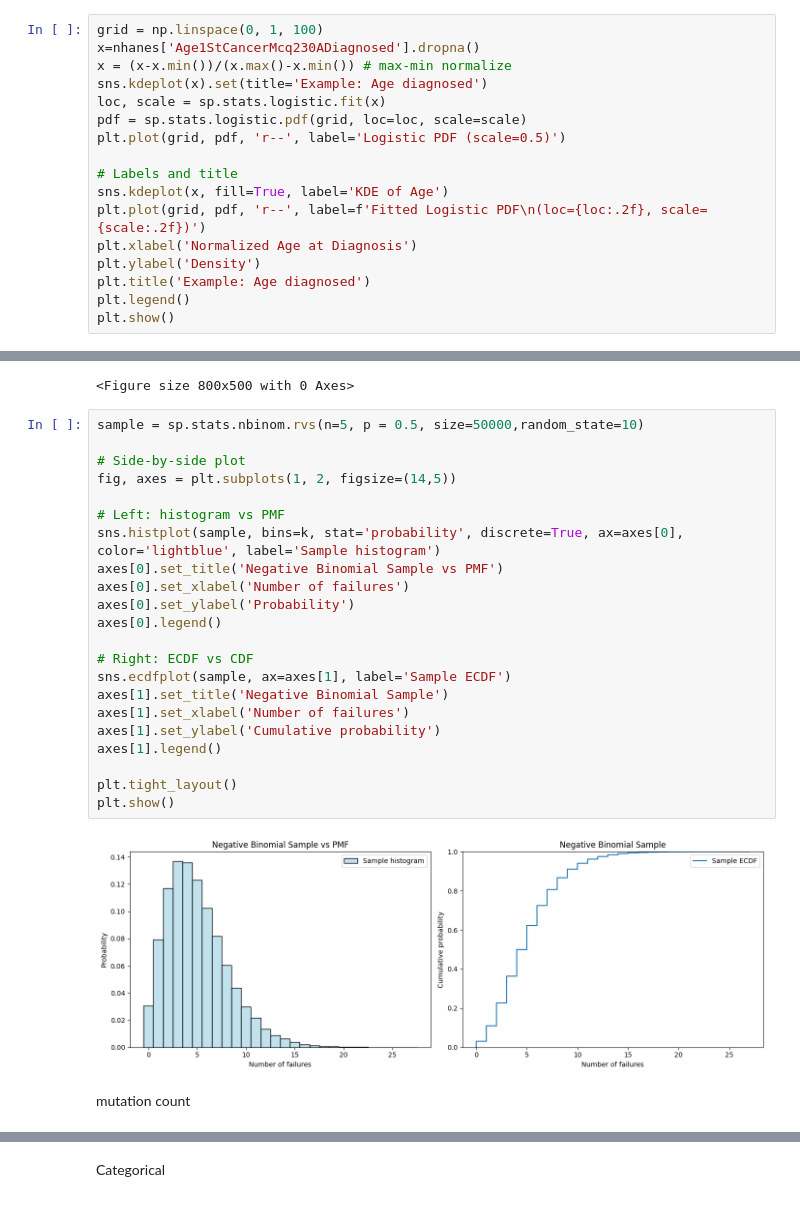
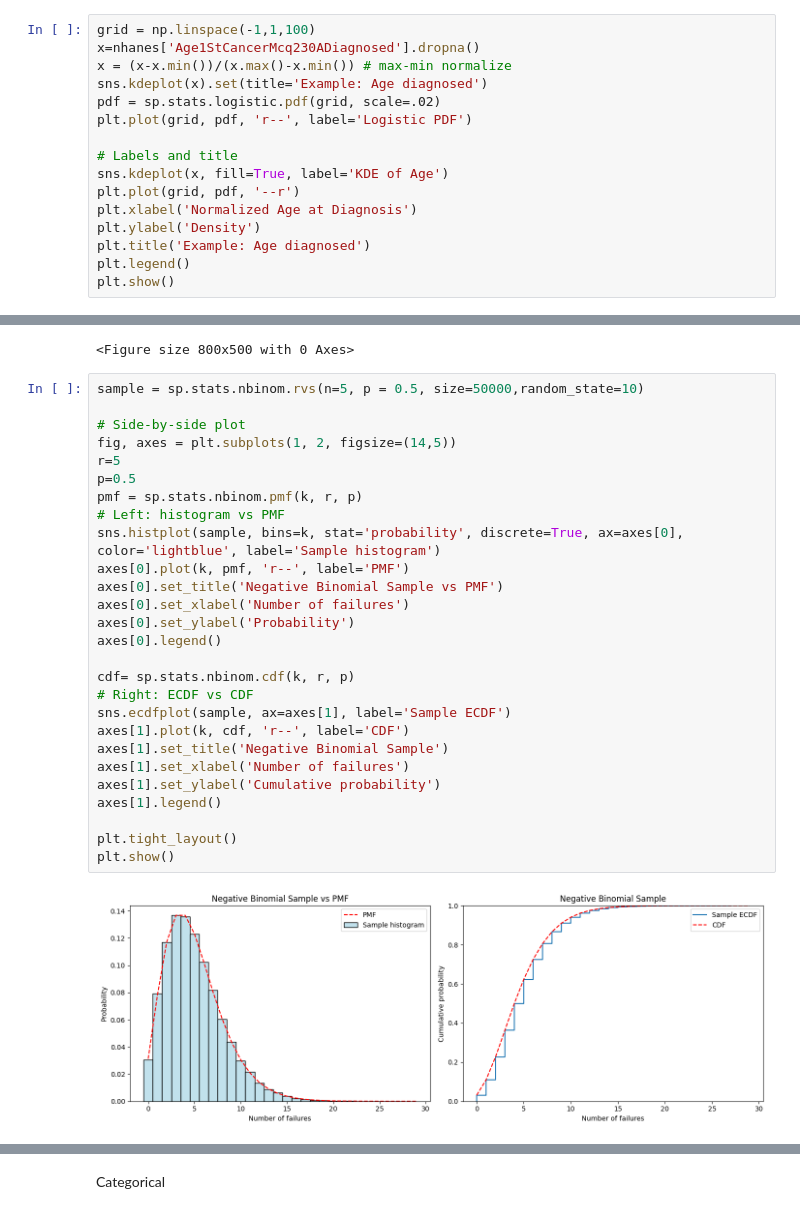
Before and after one commit to Arocha09/assignment6, a Jupyter notebook: assignment_6.ipynb, the cells around one changed output, grey strips where cells are left out. Saved outputs shown, nothing was run; the diff lists cells and outputs as text.

```diff
--- a/assignment_6.ipynb
+++ b/assignment_6.ipynb
@@ -319,15 +335,14 @@ nhanes.head()
 # %%
-grid = np.linspace(0, 1, 100)
+grid = np.linspace(-1,1,100)
 x=nhanes['Age1StCancerMcq230ADiagnosed'].dropna()
 x = (x-x.min())/(x.max()-x.min()) # max-min normalize
 sns.kdeplot(x).set(title='Example: Age diagnosed')
-loc, scale = sp.stats.logistic.fit(x)
-pdf = sp.stats.logistic.pdf(grid, loc=loc, scale=scale)
-plt.plot(grid, pdf, 'r--', label='Logistic PDF (scale=0.5)')
+pdf = sp.stats.logistic.pdf(grid, scale=.02)
+plt.plot(grid, pdf, 'r--', label='Logistic PDF')
 
 # Labels and title
 sns.kdeplot(x, fill=True, label='KDE of Age')
-plt.plot(grid, pdf, 'r--', label=f'Fitted Logistic PDF\n(loc={loc:.2f}, scale={scale:.2f})')
+plt.plot(grid, pdf, '--r')
 plt.xlabel('Normalized Age at Diagnosis')
 plt.ylabel('Density')
 plt.title('Example: Age diagnosed')
@@ -448,26 +479,29 @@ fig.show()
 # %%
 sample = sp.stats.nbinom.rvs(n=5, p = 0.5, size=50000,random_state=10)
 
 # Side-by-side plot
 fig, axes = plt.subplots(1, 2, figsize=(14,5))
-
+r=5
+p=0.5
+pmf = sp.stats.nbinom.pmf(k, r, p)
 # Left: histogram vs PMF
 sns.histplot(sample, bins=k, stat='probability', discrete=True, ax=axes[0], color='lightblue', label='Sample histogram')
+axes[0].plot(k, pmf, 'r--', label='PMF')
 axes[0].set_title('Negative Binomial Sample vs PMF')
 axes[0].set_xlabel('Number of failures')
 axes[0].set_ylabel('Probability')
 axes[0].legend()
 
+cdf= sp.stats.nbinom.cdf(k, r, p)
 # Right: ECDF vs CDF
 sns.ecdfplot(sample, ax=axes[1], label='Sample ECDF')
+axes[1].plot(k, cdf, 'r--', label='CDF')
 axes[1].set_title('Negative Binomial Sample')
 axes[1].set_xlabel('Number of failures')
 axes[1].set_ylabel('Cumulative probability')
 axes[1].legend()
 
 plt.tight_layout()
 plt.show()
 # %% [output]
-[figure, old version]
+[figure, new version]
-# %% [markdown]
-mutation count
```
Also changed, not shown: parts of 13 cells of this notebook, 1 other file.
